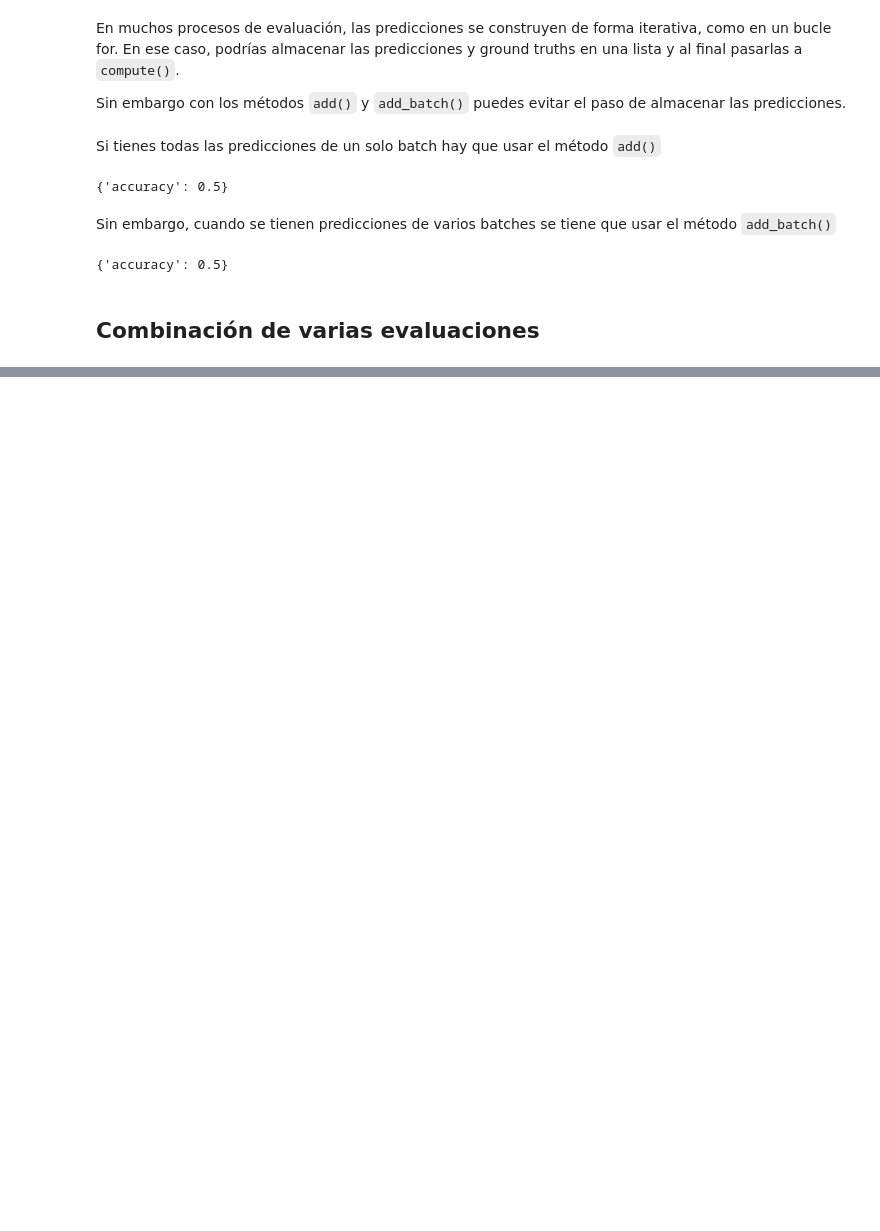
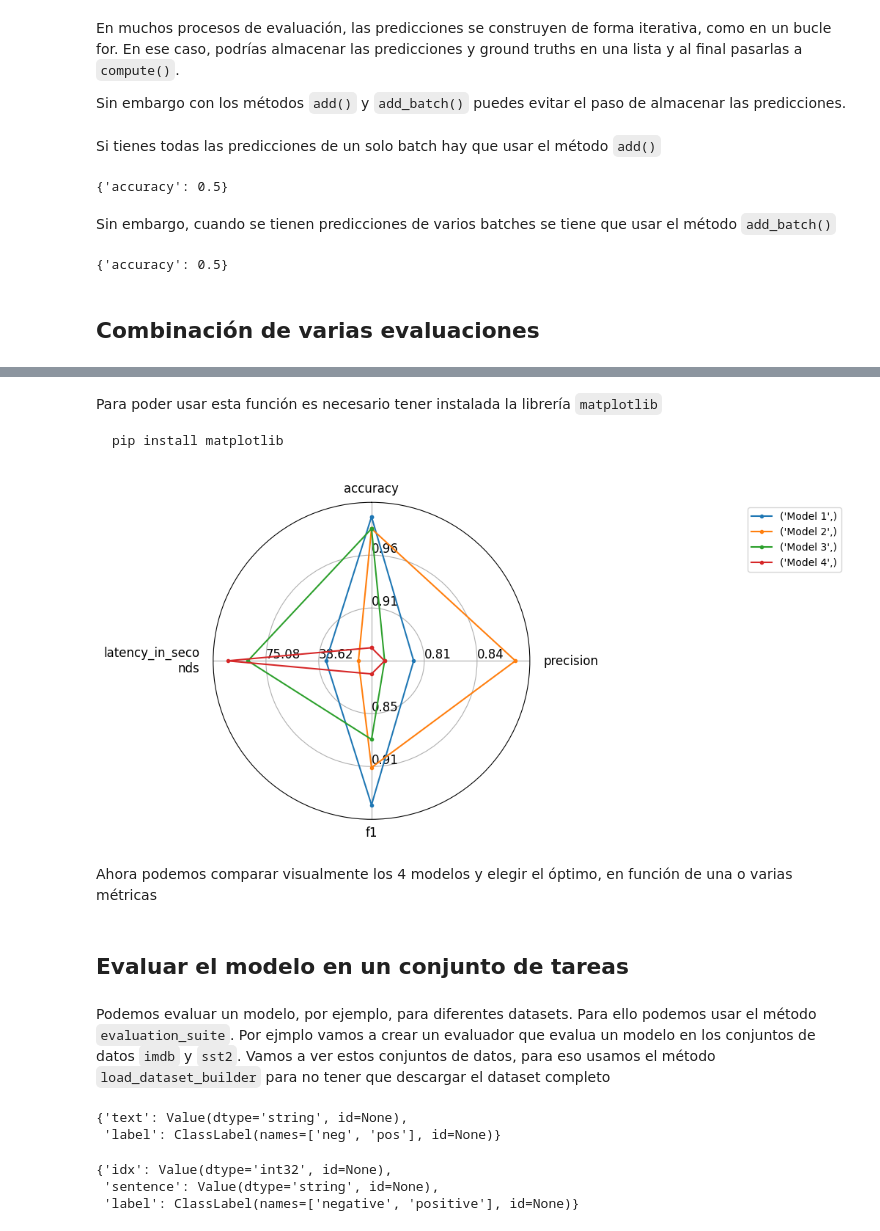
Before and after one commit to maximofn/portafolio, a Jupyter notebook: posts/2024-XX-XX-Hugging-Face-evaluate.ipynb, the cells around one changed output, grey strips where cells are left out. Saved outputs shown, nothing was run; the diff lists cells and outputs as text; code cells hidden in the pictures; blank space fills up the shorter version.

Commit message:
Sigo con el notebook de la librería evaluate de Hugging Face

````diff
--- a/posts/2024-XX-XX-Hugging-Face-evaluate.ipynb
+++ b/posts/2024-XX-XX-Hugging-Face-evaluate.ipynb
@@ -183,0 +251,9 @@ accuracy_value
+# %%
+from transformers import pipeline
+from datasets import load_dataset
+from evaluate import evaluator
+import evaluate
+
+model_pipeline = pipeline("text-classification", model="lvwerra/distilbert-imdb", device=0)
+dataset = load_dataset("imdb", split="test").shuffle().select(range(1000))
+metric = evaluate.load("accuracy")
@@ -183,0 +281,44 @@ accuracy_value
+# %% [markdown]
+Para poder usar esta función es necesario tener instalada la librería `matplotlib`
+
+``` bash
+pip install matplotlib
+```
+# %%
+import evaluate
+from evaluate.visualization import radar_plot
+
+data = [
+   {"accuracy": 0.99, "precision": 0.8, "f1": 0.95, "latency_in_seconds": 33.6},
+   {"accuracy": 0.98, "precision": 0.87, "f1": 0.91, "latency_in_seconds": 11.2},
+   {"accuracy": 0.98, "precision": 0.78, "f1": 0.88, "latency_in_seconds": 87.6},
+   {"accuracy": 0.88, "precision": 0.78, "f1": 0.81, "latency_in_seconds": 101.6}
+   ]
+
+model_names = ["Model 1", "Model 2", "Model 3", "Model 4"]
+
+plot = radar_plot(data=data, model_names=model_names)
+plot.show()
+# %% [output]
+[figure, added]
+# %% [markdown]
+Ahora podemos comparar visualmente los 4 modelos y elegir el óptimo, en función de una o varias métricas
+# %% [markdown]
+## Evaluar el modelo en un conjunto de tareas
+# %% [markdown]
+Podemos evaluar un modelo, por ejemplo, para diferentes datasets. Para ello podemos usar el método `evaluation_suite`. Por ejmplo vamos a crear un evaluador que evalua un modelo en los conjuntos de datos `imdb` y `sst2`. Vamos a ver estos conjuntos de datos, para eso usamos el método `load_dataset_builder` para no tener que descargar el dataset completo
+# %%
+from datasets import load_dataset_builder
+imdb = load_dataset_builder("imdb")
+imdb.info.features
+# %% [output]
+{'text': Value(dtype='string', id=None),
+ 'label': ClassLabel(names=['neg', 'pos'], id=None)}
+# %%
+from datasets import load_dataset_builder
+imdb = load_dataset_builder("sst2")
+imdb.info.features
+# %% [output]
+{'idx': Value(dtype='int32', id=None),
+ 'sentence': Value(dtype='string', id=None),
+ 'label': ClassLabel(names=['negative', 'positive'], id=None)}
````
Also changed, not shown: parts of 26 cells of this notebook.
